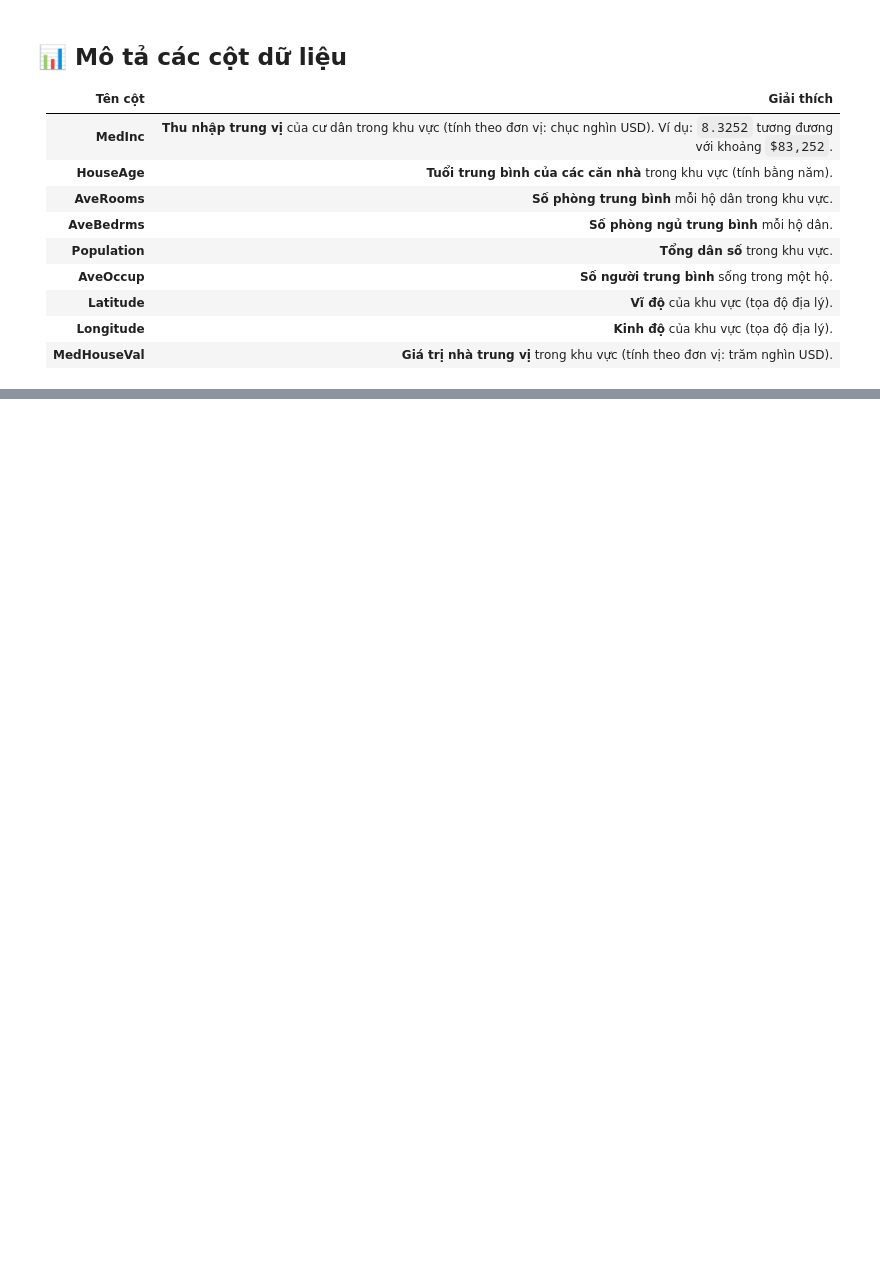
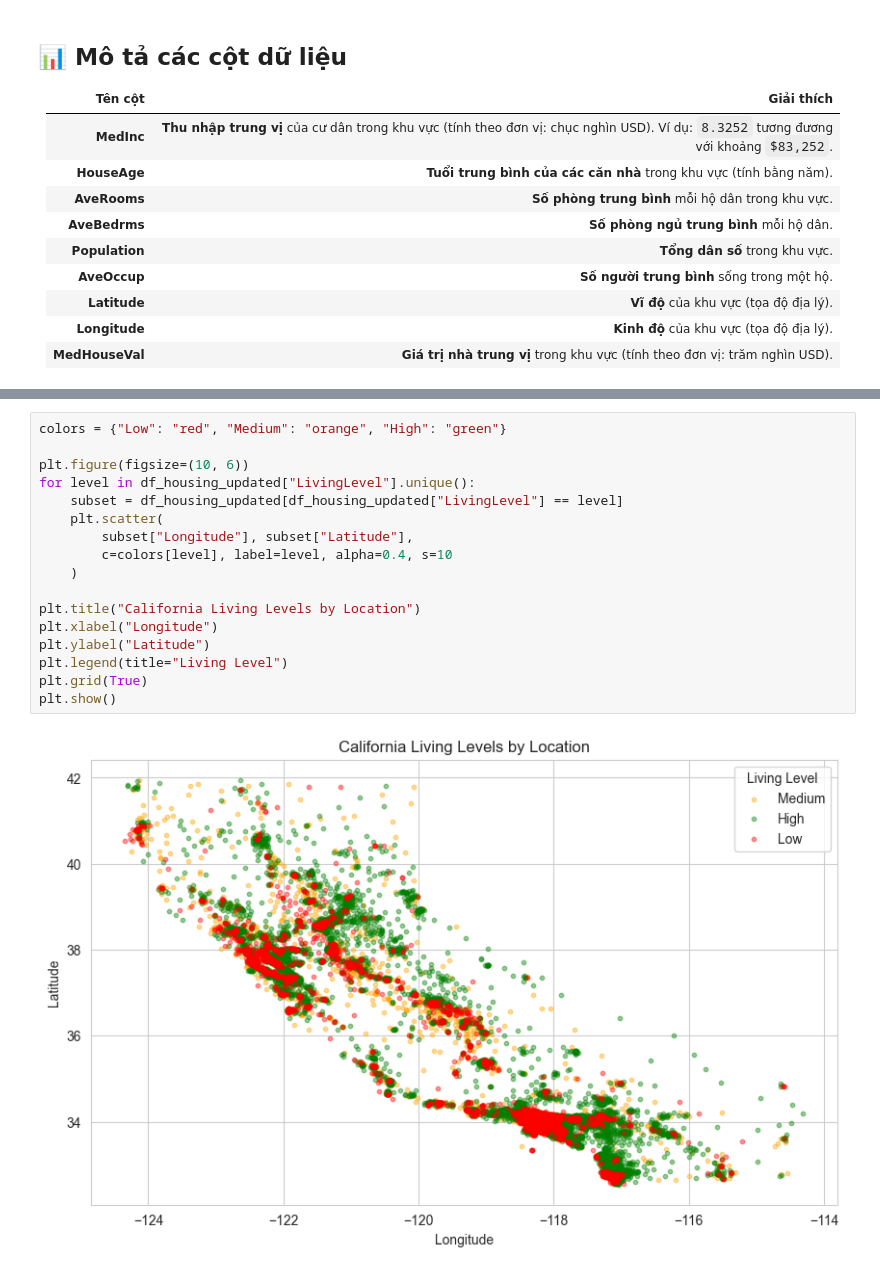
Before and after one commit to hopquangdo/mini-ml, a Jupyter notebook: notebooks/eda.ipynb, the cells around one changed output, grey strips where cells are left out. Drawn from its saved outputs; the diff is of its cells as text; blank space fills up the shorter version.

```diff
--- a/notebooks/eda.ipynb
+++ b/notebooks/eda.ipynb
@@ -93,0 +183,19 @@ plt.show()
+# %%
+colors = {"Low": "red", "Medium": "orange", "High": "green"}
+
+plt.figure(figsize=(10, 6))
+for level in df_housing_updated["LivingLevel"].unique():
+    subset = df_housing_updated[df_housing_updated["LivingLevel"] == level]
+    plt.scatter(
+        subset["Longitude"], subset["Latitude"],
+        c=colors[level], label=level, alpha=0.4, s=10
+    )
+
+plt.title("California Living Levels by Location")
+plt.xlabel("Longitude")
+plt.ylabel("Latitude")
+plt.legend(title="Living Level")
+plt.grid(True)
+plt.show()
+# %% [output]
+[figure, added]
```
Also changed, not shown: parts of 15 cells of this notebook.
